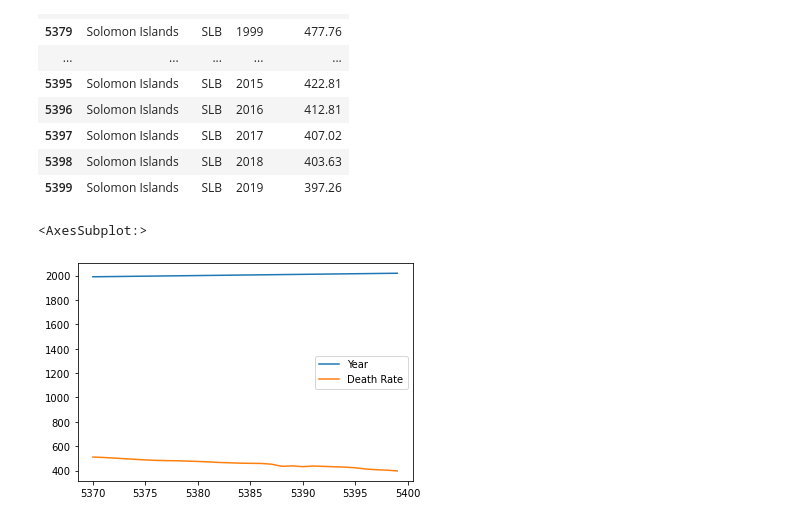
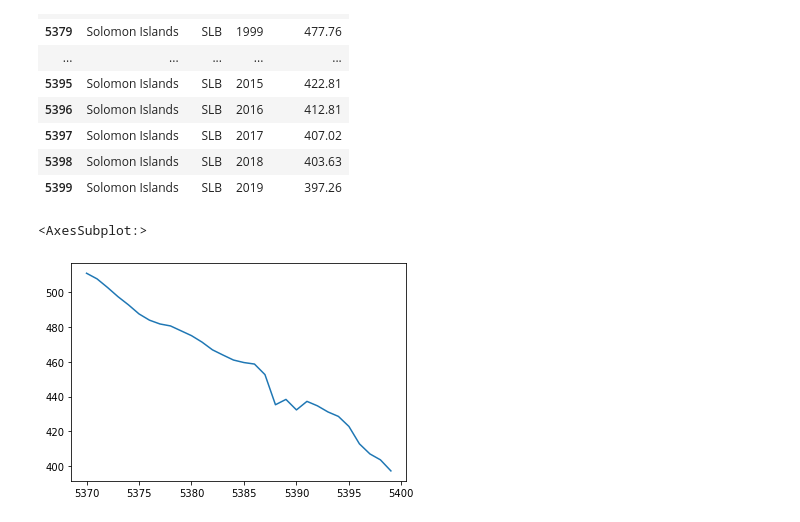
Before and after one commit to ashleyncasanova/air-quality-project, a Jupyter notebook: indoor-air-pollution.ipynb, the cells around one changed output. Saved outputs shown, nothing was run; the diff lists cells and outputs as text; code cells hidden in the pictures.

```diff
--- a/indoor-air-pollution.ipynb
+++ b/indoor-air-pollution.ipynb
@@ -112,7 +112,7 @@ data[data['Entity']=='Solomon Islands']
 | 5398 | Solomon Islands | SLB | 2018 | 403.63 |
 | 5399 | Solomon Islands | SLB | 2019 | 397.26 |
 # %%
-data[data['Entity']=='Solomon Islands'].plot()
+data[data['Entity']=='Solomon Islands']['Death Rate'].plot()
 # %% [output]
 <AxesSubplot:>
-[figure, old version]
+[figure, new version]
```
Also changed, not shown: 2 other files.
